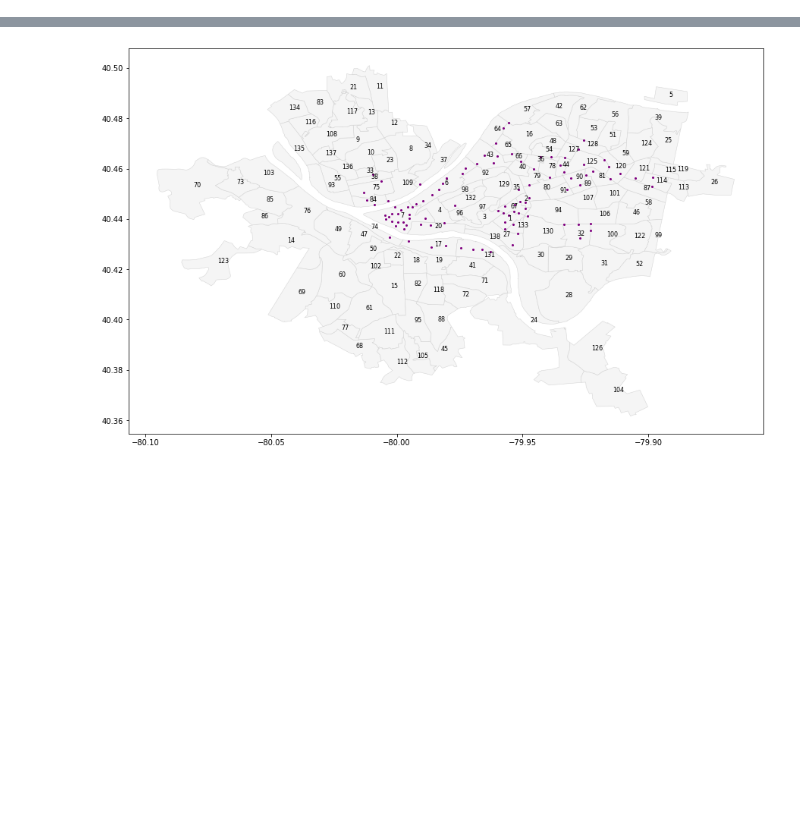
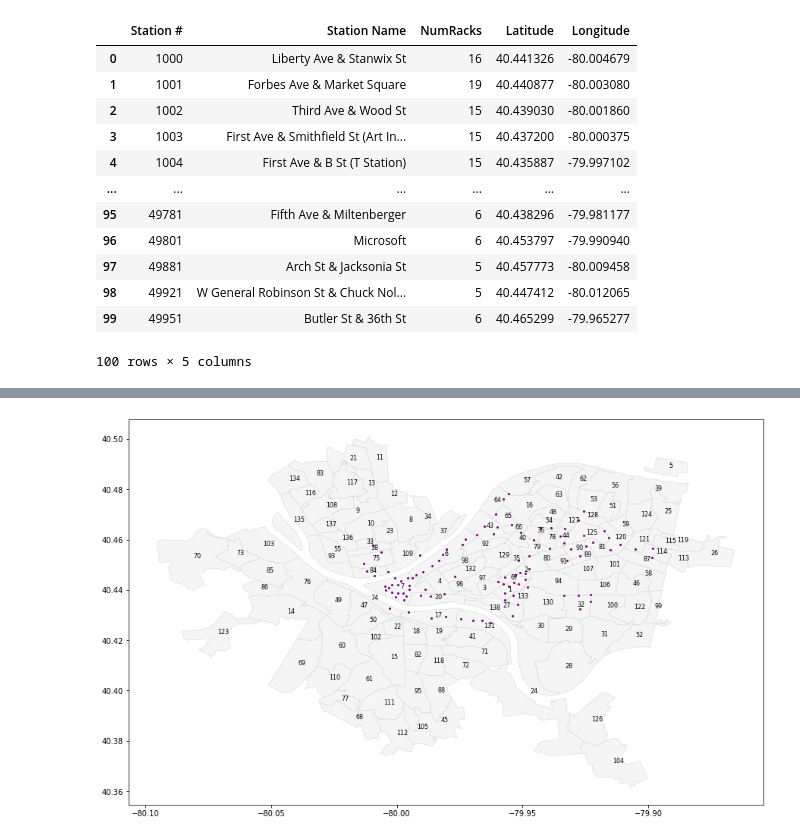
Before and after one commit to katelyn98/HealthyRide-Mapping, a Jupyter notebook: PoorHousingConditionsMap.ipynb, the cells around one changed output, grey strips where cells are left out. Cells and saved outputs as stored; diff of their text form; code cells hidden in the pictures; blank space fills up the shorter version.

```diff
--- a/PoorHousingConditionsMap.ipynb
+++ b/PoorHousingConditionsMap.ipynb
@@ -15,4 +15,22 @@ poorHouseCon.head()
 | 2 | 42 | 003 | 563800 | 42003563800 | 5638 | Census Tract 5638 | 563800.0 | 4.200356e+10 | 563800 | 0.016079 | ... |
 | 3 | 42 | 003 | 563300 | 42003563300 | 5633 | Census Tract 5633 | 563300.0 | 4.200356e+10 | 563300 | 0.018003 | ... |
 | 4 | 42 | 003 | 451104 | 42003451104 | 4511.04 | Census Tract 4511.04 | 451104.0 | 4.200345e+10 | 451104 | 0.009339 | ... |
+# %%
+#Load in the CSV Bike Station Location Data
+df = pd.read_csv('HRSQ12020.csv')
+df
+# %% [output]
+|  | Station # | Station Name | NumRacks | Latitude | Longitude |
+| 0 | 1000 | Liberty Ave & Stanwix St | 16 | 40.441326 | -80.004679 |
+| 1 | 1001 | Forbes Ave & Market Square | 19 | 40.440877 | -80.003080 |
+| 2 | 1002 | Third Ave & Wood St | 15 | 40.439030 | -80.001860 |
+| 3 | 1003 | First Ave & Smithfield St (Art In... | 15 | 40.437200 | -80.000375 |
+| 4 | 1004 | First Ave & B St (T Station) | 15 | 40.435887 | -79.997102 |
+| ... | ... | ... | ... | ... | ... |
+| 95 | 49781 | Fifth Ave & Miltenberger | 6 | 40.438296 | -79.981177 |
+| 96 | 49801 | Microsoft | 6 | 40.453797 | -79.990940 |
+| 97 | 49881 | Arch St & Jacksonia St | 5 | 40.457773 | -80.009458 |
+| 98 | 49921 | W General Robinson St & Chuck Nol... | 5 | 40.447412 | -80.012065 |
+| 99 | 49951 | Butler St & 36th St | 6 | 40.465299 | -79.965277 |
+100 rows × 5 columns
 # %%
```
Also changed, not shown: parts of 7 cells of this notebook, 10 other files.
